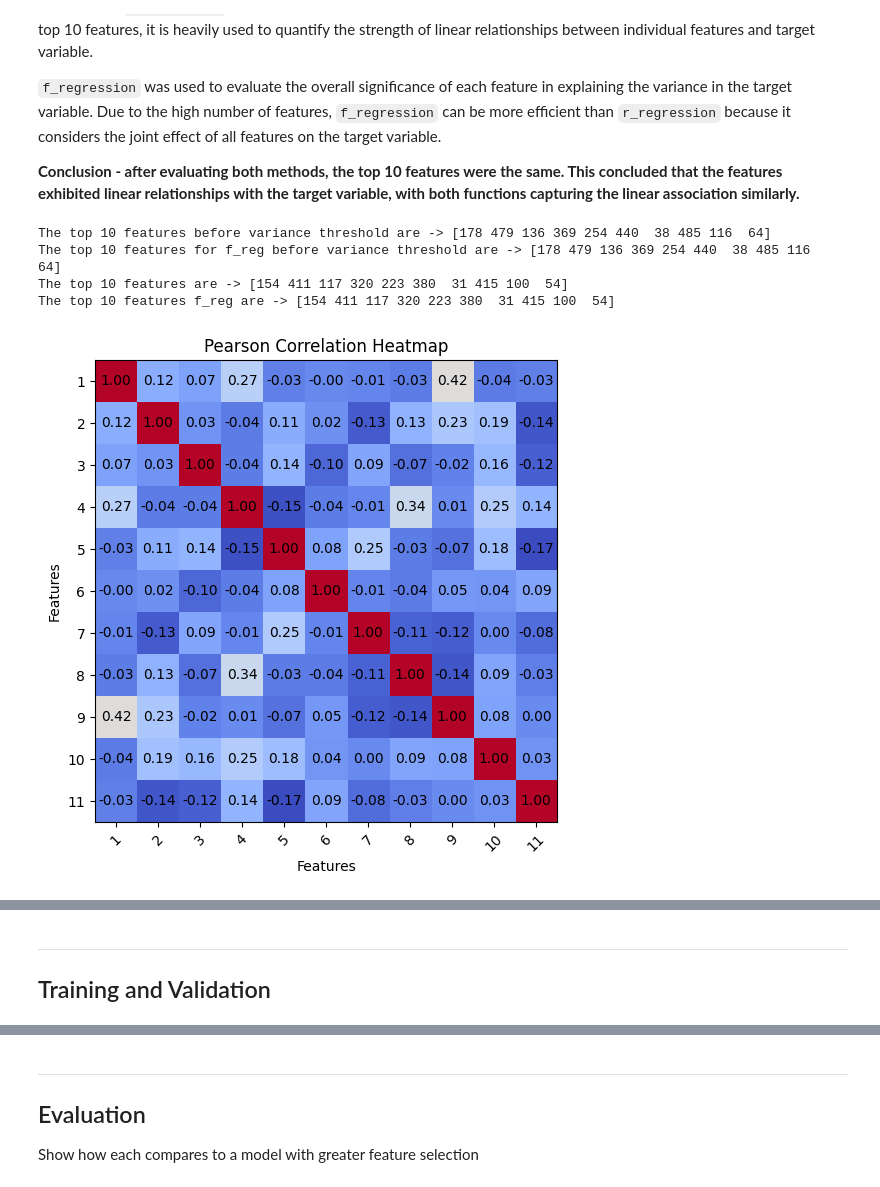
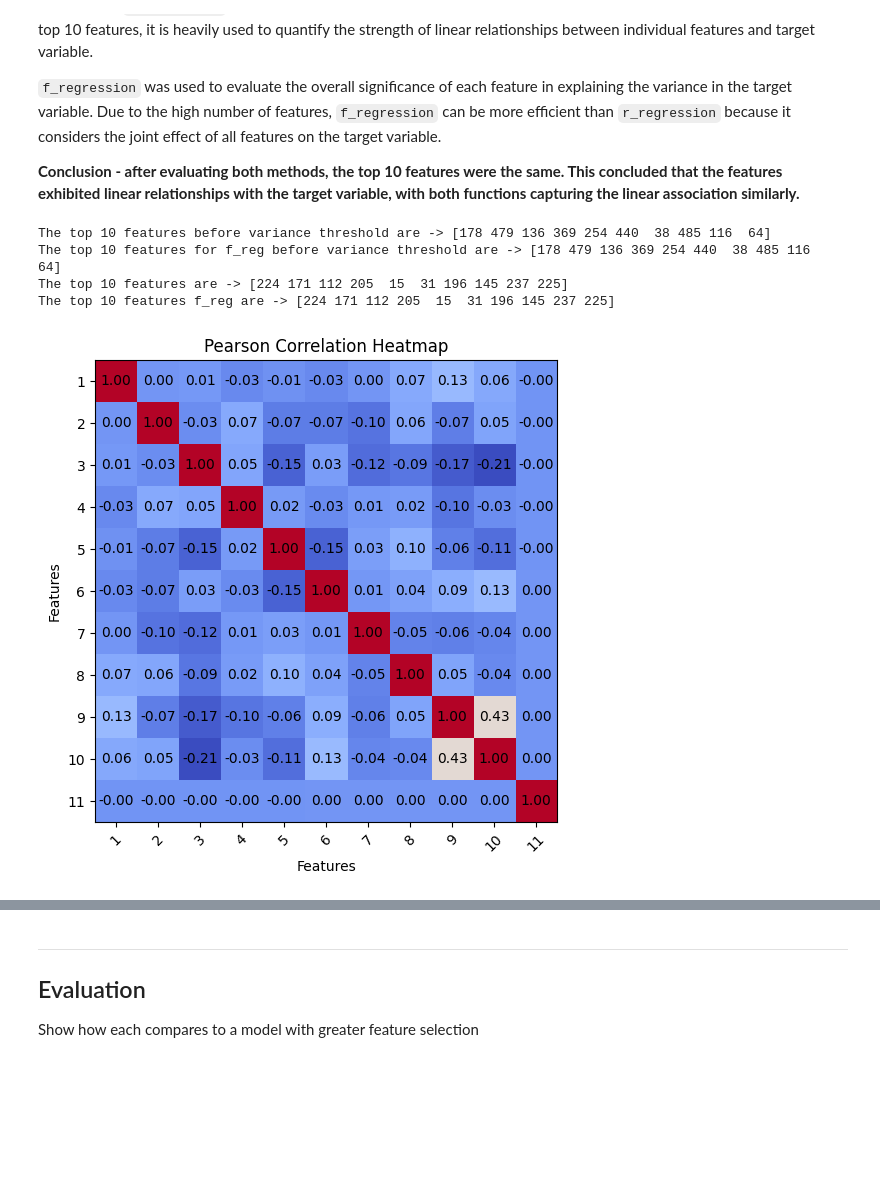
Before and after one commit to aym183/Satellite-Image-Classification, a Jupyter notebook: task1.ipynb, the cells around one changed output, grey strips where cells are left out. Saved outputs shown, nothing was run; the diff lists cells and outputs as text; code cells hidden in the pictures; blank space fills up the shorter version.

Commit message:
Added correlation heatmap before and after variance threshold

```diff
--- a/task1.ipynb
+++ b/task1.ipynb
@@ -198,27 +195,34 @@ To ensure the features had a linear relationship with the target variable, both
 # %%
 # ------- FEATURE SELECTION ---------
 
 feature_correlation_pre = pearson_correlation(x_train_norm, y_train)
 print(f"The top 10 features before variance threshold are -> {feature_correlation_pre[:10]}")
 
 feature_correlation_f_reg_pre = f_regression_scores(x_train_norm, y_train)
 print(f"The top 10 features for f_reg before variance threshold are -> {feature_correlation_f_reg_pre[:10]}")
 
 feature_correlation = pearson_correlation(x_train_selected, y_train)
 print(f"The top 10 features are -> {feature_correlation[:10]}")
 
 feature_correlation_f_reg = f_regression_scores(x_train_selected, y_train)
 print(f"The top 10 features f_reg are -> {feature_correlation_f_reg[:10]}")
 
-# correlation matrix looks a lot better after variance threshold
+fig, axes = plt.subplots(1, 2, figsize=(14, 6))
+
+# pre variance threshold
+top_features_indices = feature_correlation_pre[:10]
+selected_features = x_train_norm[:, top_features_indices]
+correlation_matrix_pre = np.corrcoef(selected_features.T, y_train)
+plot_correlation_heatmap(axes[0], correlation_matrix_pre, 'Before Variance Threshold')
+
+# Post variance threshold
 top_features_indices = feature_correlation[:10]
-selected_features = x_train_norm[:, top_features_indices]
+selected_features = x_train_selected[:, top_features_indices]
 correlation_matrix = np.corrcoef(selected_features.T, y_train)
-
-plot_correlation_heatmap(correlation_matrix)
+plot_correlation_heatmap(axes[1], correlation_matrix, 'After Variance Threshold')
 # %% [output]
 The top 10 features before variance threshold are -> [178 479 136 369 254 440  38 485 116  64]
 The top 10 features for f_reg before variance threshold are -> [178 479 136 369 254 440  38 485 116  64]
-The top 10 features are -> [154 411 117 320 223 380  31 415 100  54]
-The top 10 features f_reg are -> [154 411 117 320 223 380  31 415 100  54]
+The top 10 features are -> [224 171 112 205  15  31 196 145 237 225]
+The top 10 features f_reg are -> [224 171 112 205  15  31 196 145 237 225]
-[figure, old version]
+[figure, new version]
@@ -225,3 +229,0 @@ The top 10 features f_reg are -> [154 411 117 320 223 380  31 415 100  54]
-# %% [markdown]
------------------------------------------------------------------
-## Training and Validation
```
Also changed, not shown: parts of 14 cells of this notebook, 5 other files.
